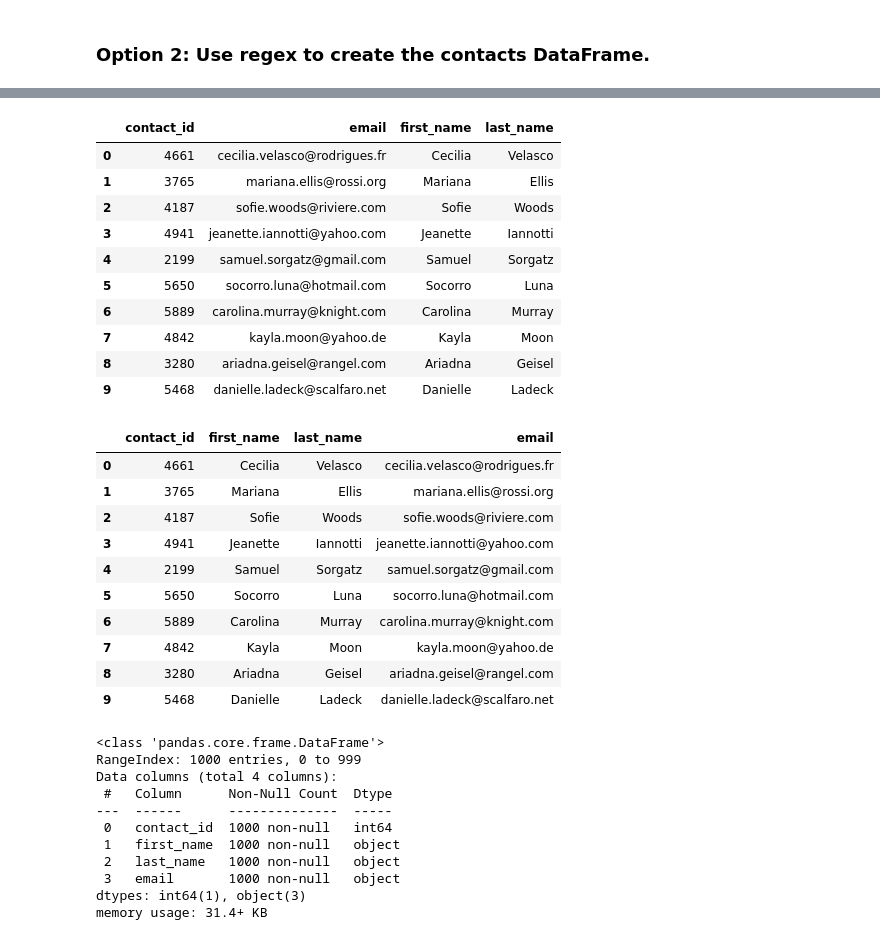
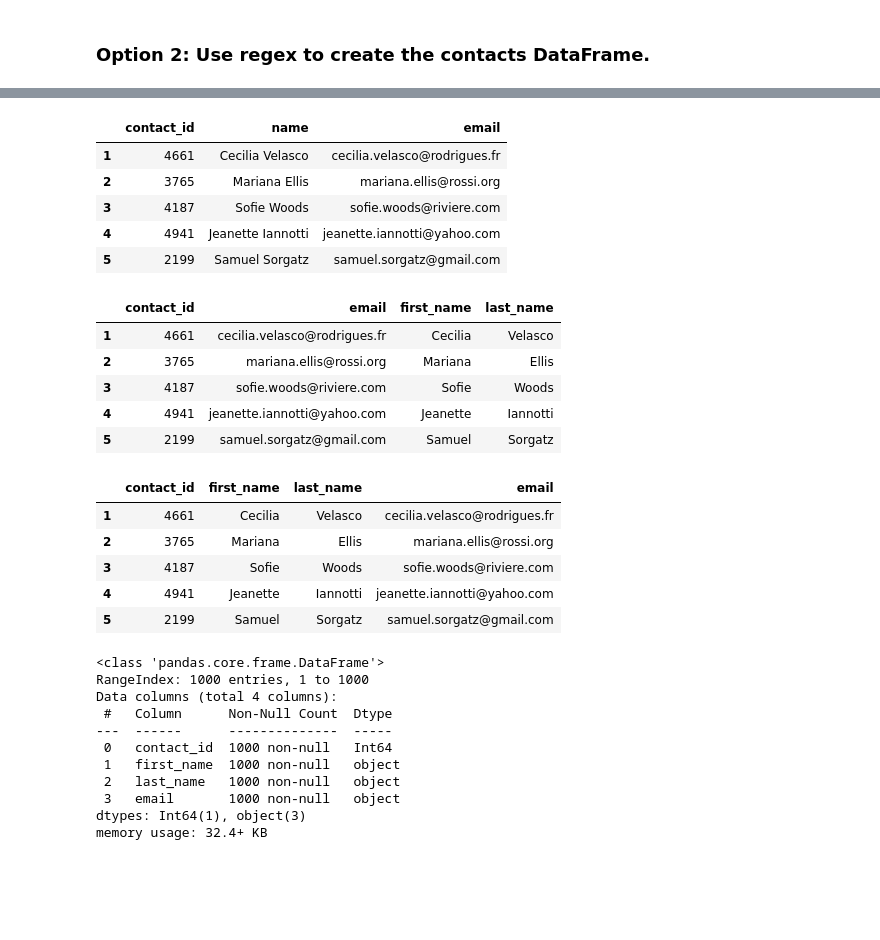
Before and after one commit to jl211412/Crowdfunding_ETL, a Jupyter notebook: ETL_Mini_Project_Starter_Code_CQ.ipynb, the cells around one changed output, grey strips where cells are left out. Saved outputs shown, nothing was run; the diff lists cells and outputs as text; code cells hidden in the pictures; blank space fills up the shorter version.

```diff
--- a/ETL_Mini_Project_Starter_Code_CQ.ipynb
+++ b/ETL_Mini_Project_Starter_Code_CQ.ipynb
@@ -415,3 +422,4 @@ dtypes: object(2)
 memory usage: 15.8+ KB
 # %%
 # Convert the "contact_id" column to an int64 data type.
+contact_info_df_copy['contact_id'] = contact_info_df_copy['contact_id'].astype('Int64')
@@ -428,2 +426,4 @@ memory usage: 15.8+ KB
 # %%
 # Extract the name of the contact and add it to a new column.
+p = '([":.])(\w+\s\w+)([",.])'
+contact_info_df_copy['name'] = contact_info_df_copy['contact_info'].str.extractall(p, flags=re.I)[1].values
@@ -442,2 +430,4 @@ memory usage: 15.8+ KB
 # %%
 # Extract the email from the contacts and add the values to a new column.
+p = '([":.])(\w+.\w+@\w+.\w+)([",.])'
+contact_info_df_copy['email'] = contact_info_df_copy['contact_info'].str.extractall(p, flags=re.I)[1].values
@@ -456,2 +434,3 @@ memory usage: 15.8+ KB
 # %%
 # Create a copy of the contact_info_df with the 'contact_id', 'name', 'email' columns.
+contacts = contact_info_df_copy[['contact_id','name','email']]
@@ -470,47 +437,52 @@ memory usage: 15.8+ KB
+# %%
+contacts.head()
+# %% [output]
+|  | contact_id | name | email |
+| 1 | 4661 | Cecilia Velasco | cecilia.velasco@rodrigues.fr |
+| 2 | 3765 | Mariana Ellis | mariana.ellis@rossi.org |
+| 3 | 4187 | Sofie Woods | sofie.woods@riviere.com |
+| 4 | 4941 | Jeanette Iannotti | jeanette.iannotti@yahoo.com |
+| 5 | 2199 | Samuel Sorgatz | samuel.sorgatz@gmail.com |
 # %%
 # Create a "first"name" and "last_name" column with the first and last names from the "name" column.
-
+p = '(\w+)[\s](\w+)'
+contacts[['first_name','last_name']] = contact_info_df_copy['name'].str.extractall(p, flags=re.I).values
 
 # Drop the contact_name column
+contacts.drop(columns=['name'],inplace=True)
+contacts.head()
 # %% [output]
 |  | contact_id | email | first_name | last_name |
-| 0 | 4661 | cecilia.velasco@rodrigues.fr | Cecilia | Velasco |
-| 1 | 3765 | mariana.ellis@rossi.org | Mariana | Ellis |
-| 2 | 4187 | sofie.woods@riviere.com | Sofie | Woods |
-| 3 | 4941 | jeanette.iannotti@yahoo.com | Jeanette | Iannotti |
-| 4 | 2199 | samuel.sorgatz@gmail.com | Samuel | Sorgatz |
-| 5 | 5650 | socorro.luna@hotmail.com | Socorro | Luna |
-| 6 | 5889 | carolina.murray@knight.com | Carolina | Murray |
-| 7 | 4842 | kayla.moon@yahoo.de | Kayla | Moon |
-| 8 | 3280 | ariadna.geisel@rangel.com | Ariadna | Geisel |
-| 9 | 5468 | danielle.ladeck@scalfaro.net | Danielle | Ladeck |
+| 1 | 4661 | cecilia.velasco@rodrigues.fr | Cecilia | Velasco |
+| 2 | 3765 | mariana.ellis@rossi.org | Mariana | Ellis |
+| 3 | 4187 | sofie.woods@riviere.com | Sofie | Woods |
+| 4 | 4941 | jeanette.iannotti@yahoo.com | Jeanette | Iannotti |
+| 5 | 2199 | samuel.sorgatz@gmail.com | Samuel | Sorgatz |
 # %%
 # Reorder the columns
+contacts_df_clean = contacts[['contact_id','first_name','last_name','email']]
+contacts_df_clean.head()
 # %% [output]
 |  | contact_id | first_name | last_name | email |
-| 0 | 4661 | Cecilia | Velasco | cecilia.velasco@rodrigues.fr |
-| 1 | 3765 | Mariana | Ellis | mariana.ellis@rossi.org |
-| 2 | 4187 | Sofie | Woods | sofie.woods@riviere.com |
-| 3 | 4941 | Jeanette | Iannotti | jeanette.iannotti@yahoo.com |
-| 4 | 2199 | Samuel | Sorgatz | samuel.sorgatz@gmail.com |
-| 5 | 5650 | Socorro | Luna | socorro.luna@hotmail.com |
-| 6 | 5889 | Carolina | Murray | carolina.murray@knight.com |
-| 7 | 4842 | Kayla | Moon | kayla.moon@yahoo.de |
-| 8 | 3280 | Ariadna | Geisel | ariadna.geisel@rangel.com |
-| 9 | 5468 | Danielle | Ladeck | danielle.ladeck@scalfaro.net |
+| 1 | 4661 | Cecilia | Velasco | cecilia.velasco@rodrigues.fr |
+| 2 | 3765 | Mariana | Ellis | mariana.ellis@rossi.org |
+| 3 | 4187 | Sofie | Woods | sofie.woods@riviere.com |
+| 4 | 4941 | Jeanette | Iannotti | jeanette.iannotti@yahoo.com |
+| 5 | 2199 | Samuel | Sorgatz | samuel.sorgatz@gmail.com |
 # %%
 # Check the datatypes one more time before exporting as CSV file.
+contacts_df_clean.info()
 # %% [output]
 <class 'pandas.core.frame.DataFrame'>
-RangeIndex: 1000 entries, 0 to 999
+RangeIndex: 1000 entries, 1 to 1000
 Data columns (total 4 columns):
  #   Column      Non-Null Count  Dtype
 ---  ------      --------------  -----
- 0   contact_id  1000 non-null   int64
+ 0   contact_id  1000 non-null   Int64
  1   first_name  1000 non-null   object
  2   last_name   1000 non-null   object
  3   email       1000 non-null   object
-dtypes: int64(1), object(3)
-memory usage: 31.4+ KB
+dtypes: Int64(1), object(3)
+memory usage: 32.4+ KB
 # %%
 # Export the DataFrame as a CSV file.
```
Also changed, not shown: parts of 22 cells of this notebook, 1 other file.
